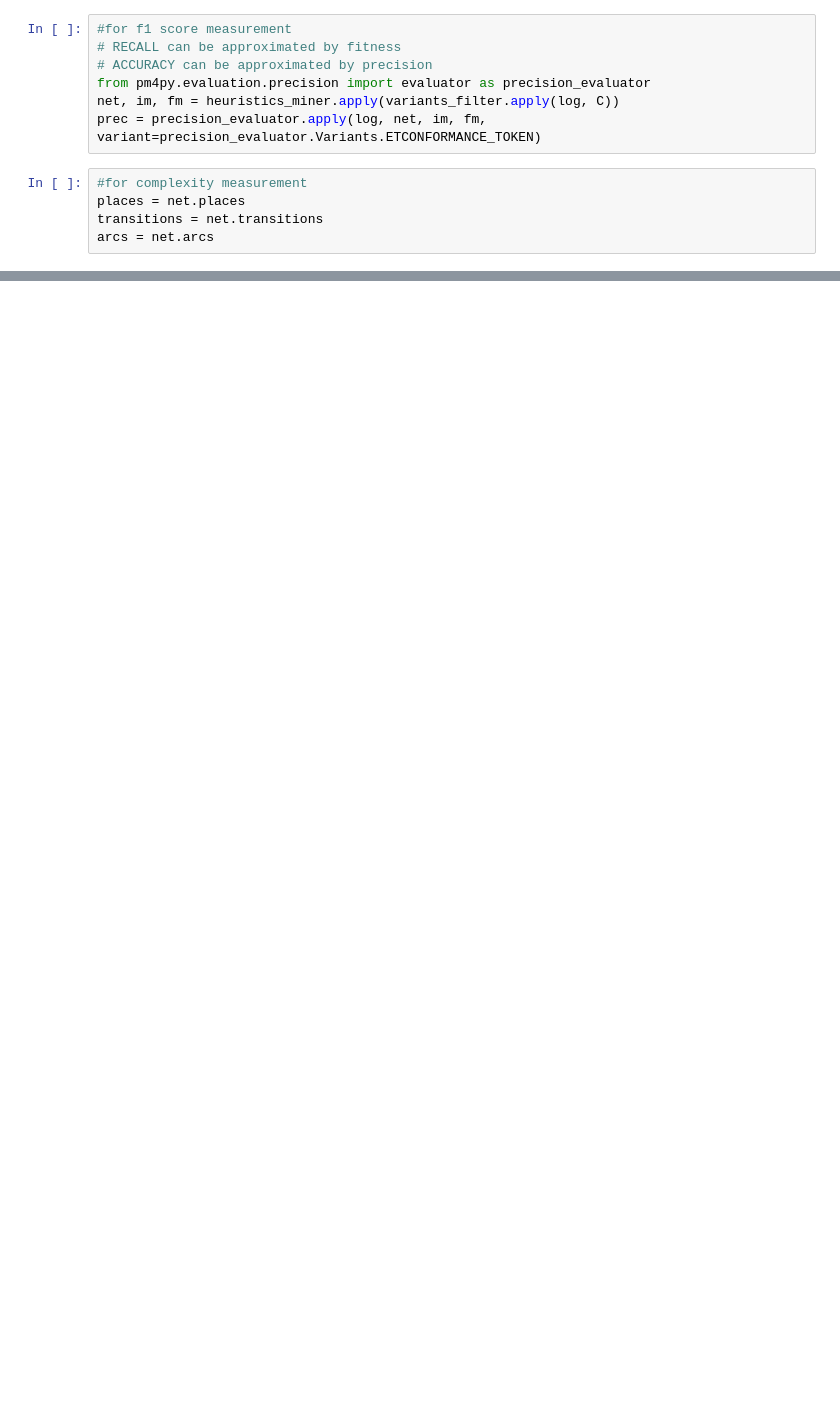
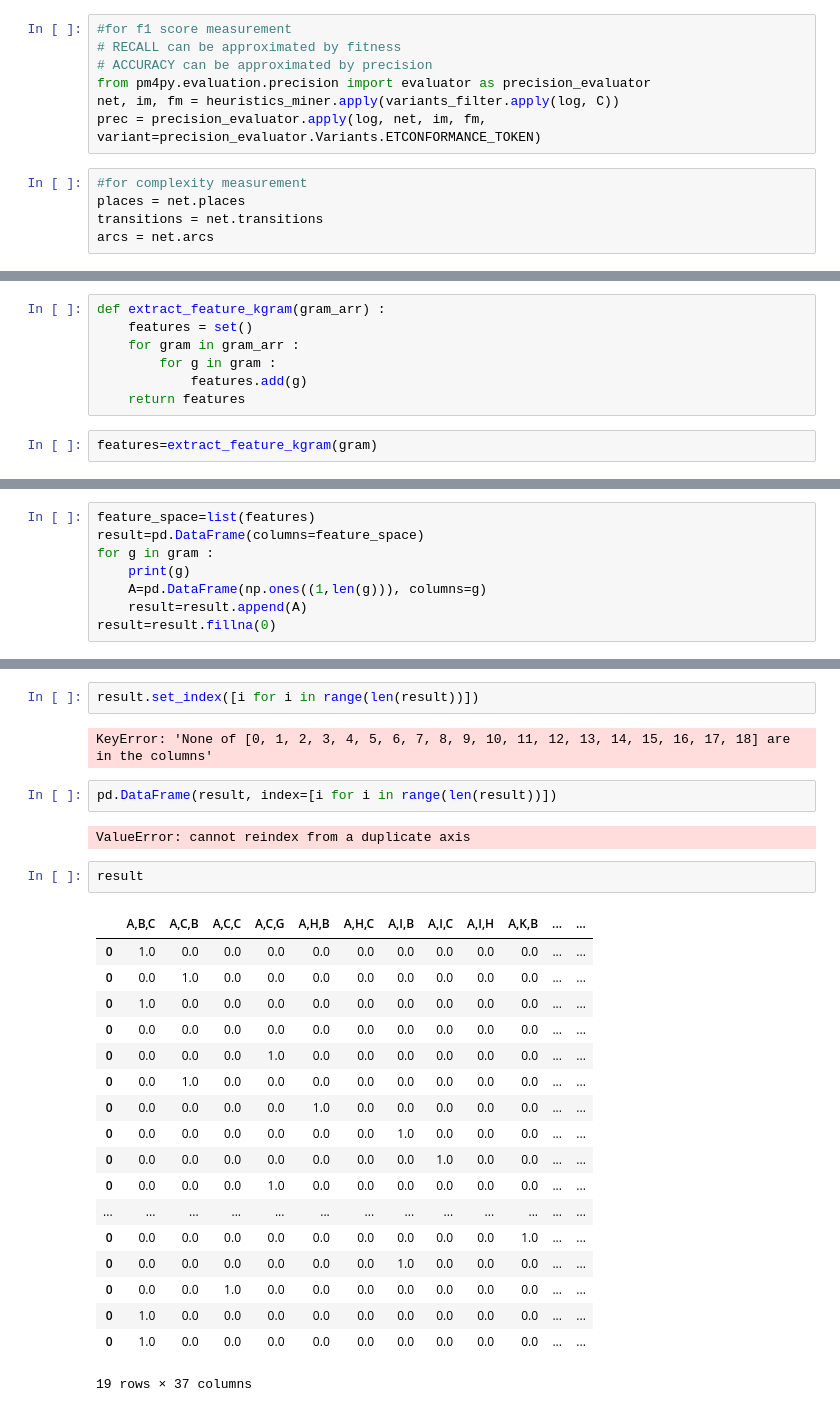
Before and after one commit to bbk0529/seminar_ML_application, a Jupyter notebook: Seminar.ipynb, the cells around one changed output, grey strips where cells are left out. Cells and saved outputs as stored; diff of their text form; blank space fills up the shorter version.

Commit message:
n gram model added for comparision

```diff
--- a/Seminar.ipynb
+++ b/Seminar.ipynb
@@ -138,0 +257,9 @@ arcs = net.arcs
+# %%
+def extract_feature_kgram(gram_arr) :
+    features = set()
+    for gram in gram_arr :
+        for g in gram :
+            features.add(g)
+    return features
+# %%
+features=extract_feature_kgram(gram)
@@ -138,0 +292,8 @@ arcs = net.arcs
+# %%
+feature_space=list(features)
+result=pd.DataFrame(columns=feature_space)
+for g in gram :
+    print(g)
+    A=pd.DataFrame(np.ones((1,len(g))), columns=g)
+    result=result.append(A)
+result=result.fillna(0)
@@ -138,0 +344,29 @@ arcs = net.arcs
+# %%
+result.set_index([i for i in range(len(result))])
+# %% [output]
+KeyError: 'None of [0, 1, 2, 3, 4, 5, 6, 7, 8, 9, 10, 11, 12, 13, 14, 15, 16, 17, 18] are in the columns'
+# %%
+pd.DataFrame(result, index=[i for i in range(len(result))])
+# %% [output]
+ValueError: cannot reindex from a duplicate axis
+# %%
+result
+# %% [output]
+|  | A,B,C | A,C,B | A,C,C | A,C,G | A,H,B | A,H,C | A,I,B | A,I,C | A,I,H | A,K,B | ... | ... |
+| 0 | 1.0 | 0.0 | 0.0 | 0.0 | 0.0 | 0.0 | 0.0 | 0.0 | 0.0 | 0.0 | ... | ... |
+| 0 | 0.0 | 1.0 | 0.0 | 0.0 | 0.0 | 0.0 | 0.0 | 0.0 | 0.0 | 0.0 | ... | ... |
+| 0 | 1.0 | 0.0 | 0.0 | 0.0 | 0.0 | 0.0 | 0.0 | 0.0 | 0.0 | 0.0 | ... | ... |
+| 0 | 0.0 | 0.0 | 0.0 | 0.0 | 0.0 | 0.0 | 0.0 | 0.0 | 0.0 | 0.0 | ... | ... |
+| 0 | 0.0 | 0.0 | 0.0 | 1.0 | 0.0 | 0.0 | 0.0 | 0.0 | 0.0 | 0.0 | ... | ... |
+| 0 | 0.0 | 1.0 | 0.0 | 0.0 | 0.0 | 0.0 | 0.0 | 0.0 | 0.0 | 0.0 | ... | ... |
+| 0 | 0.0 | 0.0 | 0.0 | 0.0 | 1.0 | 0.0 | 0.0 | 0.0 | 0.0 | 0.0 | ... | ... |
+| 0 | 0.0 | 0.0 | 0.0 | 0.0 | 0.0 | 0.0 | 1.0 | 0.0 | 0.0 | 0.0 | ... | ... |
+| 0 | 0.0 | 0.0 | 0.0 | 0.0 | 0.0 | 0.0 | 0.0 | 1.0 | 0.0 | 0.0 | ... | ... |
+| 0 | 0.0 | 0.0 | 0.0 | 1.0 | 0.0 | 0.0 | 0.0 | 0.0 | 0.0 | 0.0 | ... | ... |
+| ... | ... | ... | ... | ... | ... | ... | ... | ... | ... | ... | ... | ... |
+| 0 | 0.0 | 0.0 | 0.0 | 0.0 | 0.0 | 0.0 | 0.0 | 0.0 | 0.0 | 1.0 | ... | ... |
+| 0 | 0.0 | 0.0 | 0.0 | 0.0 | 0.0 | 0.0 | 1.0 | 0.0 | 0.0 | 0.0 | ... | ... |
+| 0 | 0.0 | 0.0 | 1.0 | 0.0 | 0.0 | 0.0 | 0.0 | 0.0 | 0.0 | 0.0 | ... | ... |
+| 0 | 1.0 | 0.0 | 0.0 | 0.0 | 0.0 | 0.0 | 0.0 | 0.0 | 0.0 | 0.0 | ... | ... |
+| 0 | 1.0 | 0.0 | 0.0 | 0.0 | 0.0 | 0.0 | 0.0 | 0.0 | 0.0 | 0.0 | ... | ... |
+19 rows × 37 columns
```
Also changed, not shown: parts of 18 cells of this notebook, 1 other file.
